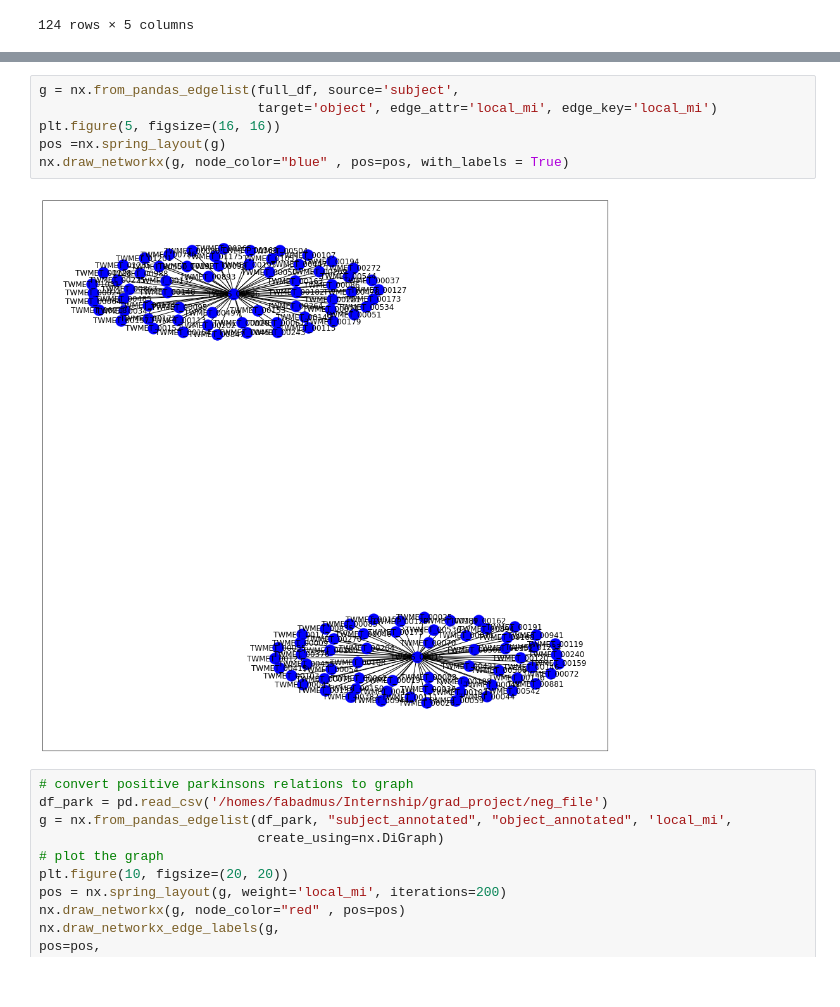
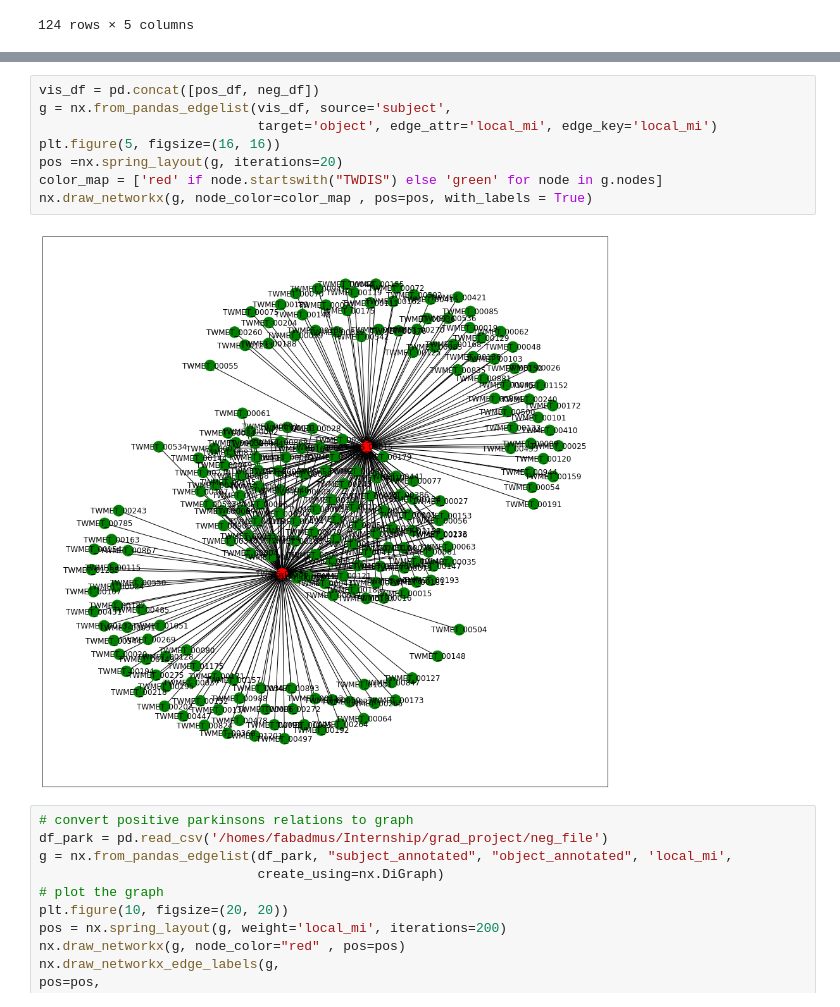
Before and after one commit to Anisah-bb/grad_project, a Jupyter notebook: internship.ipynb, the cells around one changed output, grey strips where cells are left out. Cells and saved outputs as stored; diff of their text form.

```diff
--- a/internship.ipynb
+++ b/internship.ipynb
@@ -61,11 +42,13 @@ second_layer
 # %%
-g = nx.from_pandas_edgelist(full_df, source='subject',
+vis_df = pd.concat([pos_df, neg_df])
+g = nx.from_pandas_edgelist(vis_df, source='subject',
                             target='object', edge_attr='local_mi', edge_key='local_mi')
 plt.figure(5, figsize=(16, 16))
-pos =nx.spring_layout(g)
-nx.draw_networkx(g, node_color="blue" , pos=pos, with_labels = True)
+pos =nx.spring_layout(g, iterations=20)
+color_map = ['red' if node.startswith("TWDIS") else 'green' for node in g.nodes]
+nx.draw_networkx(g, node_color=color_map , pos=pos, with_labels = True)
 # %% [output]
-[figure, old version]
+[figure, new version]
 # %%
 # convert positive parkinsons relations to graph
 df_park = pd.read_csv('/homes/fabadmus/Internship/grad_project/neg_file')
```
Also changed, not shown: parts of 9 cells of this notebook, 5 other files.
